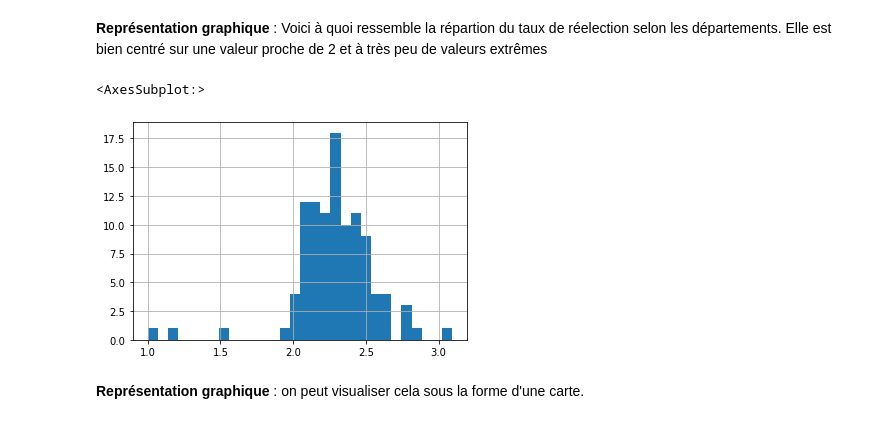
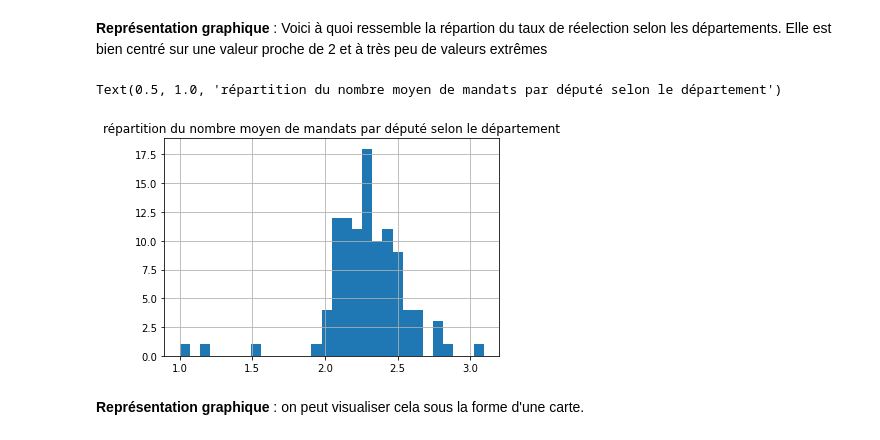
Before and after one commit to dusylvain/Projet-Python-deputes, a Jupyter notebook: statistiques_descriptives_depute.ipynb, the cells around one changed output. Cells and saved outputs as stored; diff of their text form; code cells hidden in the pictures.

```diff
--- a/statistiques_descriptives_depute.ipynb
+++ b/statistiques_descriptives_depute.ipynb
@@ -59,10 +59,11 @@ Name: nombre moyen de mandats par député, dtype: float64
 # %% [markdown]
 **Représentation graphique** : Voici à quoi ressemble la répartion du taux de réelection selon les départements. Elle est bien centré sur une valeur proche de 2 et à très peu de valeurs extrêmes
 # %%
- table_depmt.loc['nombre moyen de mandats par député'][table_depmt.loc['nombre député']>40].hist(bins=30)
+table_depmt.loc['nombre moyen de mandats par député'][table_depmt.loc['nombre député']>40].hist(bins=30)
+plt.title("répartition du nombre moyen de mandats par député selon le département")
 # %% [output]
-<AxesSubplot:>
+Text(0.5, 1.0, 'répartition du nombre moyen de mandats par député selon le département')
-[figure, old version]
+[figure, new version]
 # %% [markdown]
 **Représentation graphique** : on peut visualiser cela sous la forme d'une carte.
 # %%
```
Also changed, not shown: parts of 33 cells of this notebook, 1 other file.
